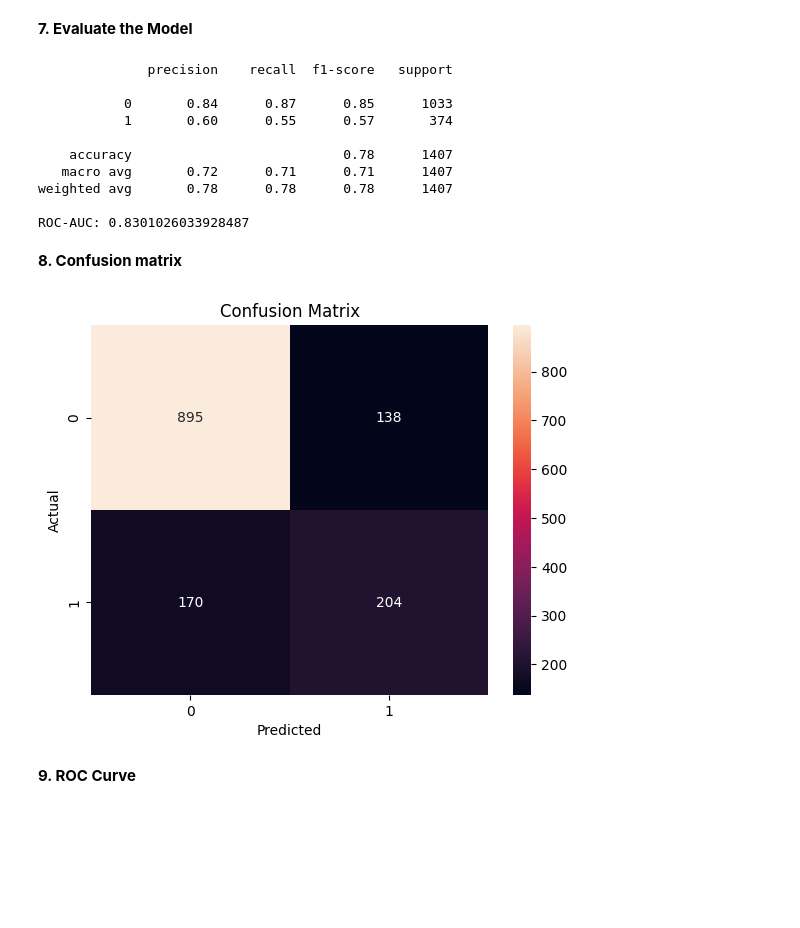
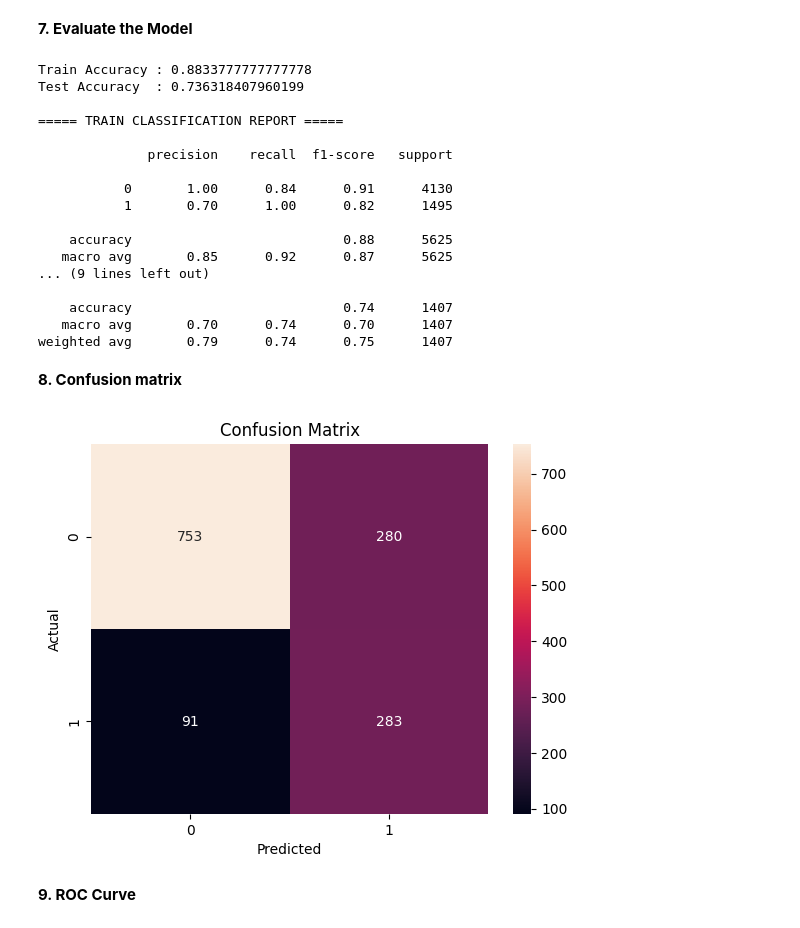
Before and after one commit to ADHULJITH/Customer-Churn-Prediction, a Jupyter notebook: Preprocessing_and_Training.ipynb, the cells around one changed output. Saved outputs shown, nothing was run; the diff lists cells and outputs as text; code cells hidden in the pictures; blank space fills up the shorter version.

Commit message:
Model Finalized

```diff
--- a/Preprocessing_and_Training.ipynb
+++ b/Preprocessing_and_Training.ipynb
@@ -97,12 +97,14 @@ memory usage: 1.1+ MB
 # %% [markdown]
 **5. One-Hot Encode Multi-Class Columns**
 # %%
-
-le = LabelEncoder()
 cat_cols = df.select_dtypes(include='object').columns
 
+label_encoders = {}
+
 for col in cat_cols:
+    le = LabelEncoder()
     df[col] = le.fit_transform(df[col])
+    label_encoders[col] = le
 # %% [markdown]
 **`Analysis of preprocessing`**
 # %% [markdown]
@@ -222,6 +224,13 @@ Scale Pos Weight: 2.762541806020067
 **4. Initialize LightGBM Model**
 # %%
 model = lgb.LGBMClassifier(
+    objective='binary',
+    n_estimators=500,
+    learning_rate=0.05,
+    num_leaves=40,
+    max_depth=8,
+    subsample=0.8,
+    colsample_bytree=0.8,
     scale_pos_weight=scale_weight,
     random_state=42
 )
@@ -242,38 +285,56 @@ LGBMClassifier(random_state=42, scale_pos_weight=np.float64(2.762541806020067))
 # %% [markdown]
 **6. Make Predictions**
 # %%
-y_prob = model.predict_proba(X_test)[:, 1]
-threshold = 0.70
-y_pred = (y_prob > threshold).astype(int)
+
+threshold = 0.40
+
+y_test_prob = model.predict_proba(X_test)[:, 1]
+y_pred_new = (y_test_prob > threshold).astype(int)
+
+y_train_prob = model.predict_proba(X_train)[:, 1]
+y_train_pred_new = (y_train_prob > threshold).astype(int)
 # %% [markdown]
 **7. Evaluate the Model**
 # %%
-print(classification_report(y_test, y_pred))
-print("ROC-AUC:", roc_auc_score(y_test, y_prob))
+print("\nTrain Accuracy :", accuracy_score(y_train, y_train_pred_new))
+print("Test Accuracy  :", accuracy_score(y_test, y_pred_new))
+
+print("\n===== TRAIN CLASSIFICATION REPORT =====\n")
+print(classification_report(y_train, y_train_pred_new))
+
+print("\n===== TEST CLASSIFICATION REPORT =====\n")
+print(classification_report(y_test, y_pred_new))
 # %% [output]
+Train Accuracy : 0.8833777777777778
+Test Accuracy  : 0.736318407960199
+
+===== TRAIN CLASSIFICATION REPORT =====
+
               precision    recall  f1-score   support
 
-           0       0.84      0.87      0.85      1033
-           1       0.60      0.55      0.57       374
+           0       1.00      0.84      0.91      4130
+           1       0.70      1.00      0.82      1495
 
-    accuracy                           0.78      1407
-   macro avg       0.72      0.71      0.71      1407
-weighted avg       0.78      0.78      0.78      1407
+    accuracy                           0.88      5625
+   macro avg       0.85      0.92      0.87      5625
+... (9 lines left out)
 
-ROC-AUC: 0.8301026033928487
+    accuracy                           0.74      1407
+   macro avg       0.70      0.74      0.70      1407
+weighted avg       0.79      0.74      0.75      1407
 # %% [markdown]
 **8. Confusion matrix**
 # %%
-cm = confusion_matrix(y_test, y_pred)
+cm = confusion_matrix(y_test, y_pred_new)
 
 plt.figure()
 sns.heatmap(cm, annot=True, fmt='d')
 plt.xlabel("Predicted")
 plt.ylabel("Actual")
 plt.title("Confusion Matrix")
 plt.show()
 # %% [output]
-[figure, old version]
+[figure, new version]
 # %% [markdown]
 **9. ROC Curve**
 # %%
```
Also changed, not shown: parts of 19 cells of this notebook.
